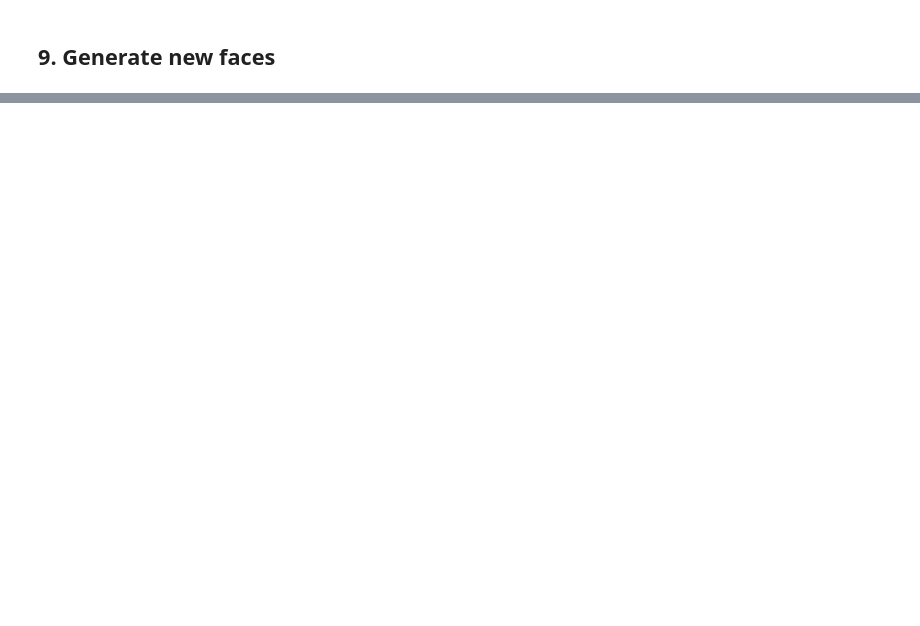
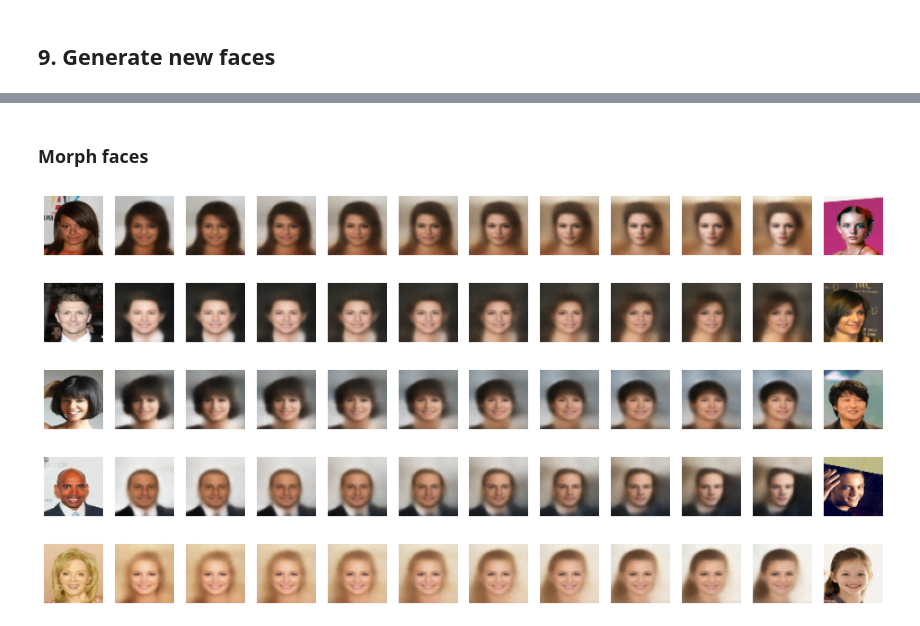
Before and after one commit to terrence-ou/Generative-Deep-Learning-2nd-Edition-PyTorch-JAX, a Jupyter notebook: JAX_FLAX/chapter_03_vae/vae_faces.ipynb, the cells around one changed output, grey strips where cells are left out. Cells and saved outputs as stored; diff of their text form; code cells hidden in the pictures; blank space fills up the shorter version.

```diff
--- a/JAX_FLAX/chapter_03_vae/vae_faces.ipynb
+++ b/JAX_FLAX/chapter_03_vae/vae_faces.ipynb
@@ -416,0 +523,11 @@ plt.show()
+# %% [markdown]
+### Morph faces
+# %%
+for _ in range(5):
+    morph_faces(labelled_ds, encode_imgs, generate_imgs, state, rng)
+# %% [output]
+[figure, added]
+[figure, added]
+[figure, added]
+[figure, added]
+[figure, added]
```
Also changed, not shown: parts of 23 cells of this notebook, 1 other file.
